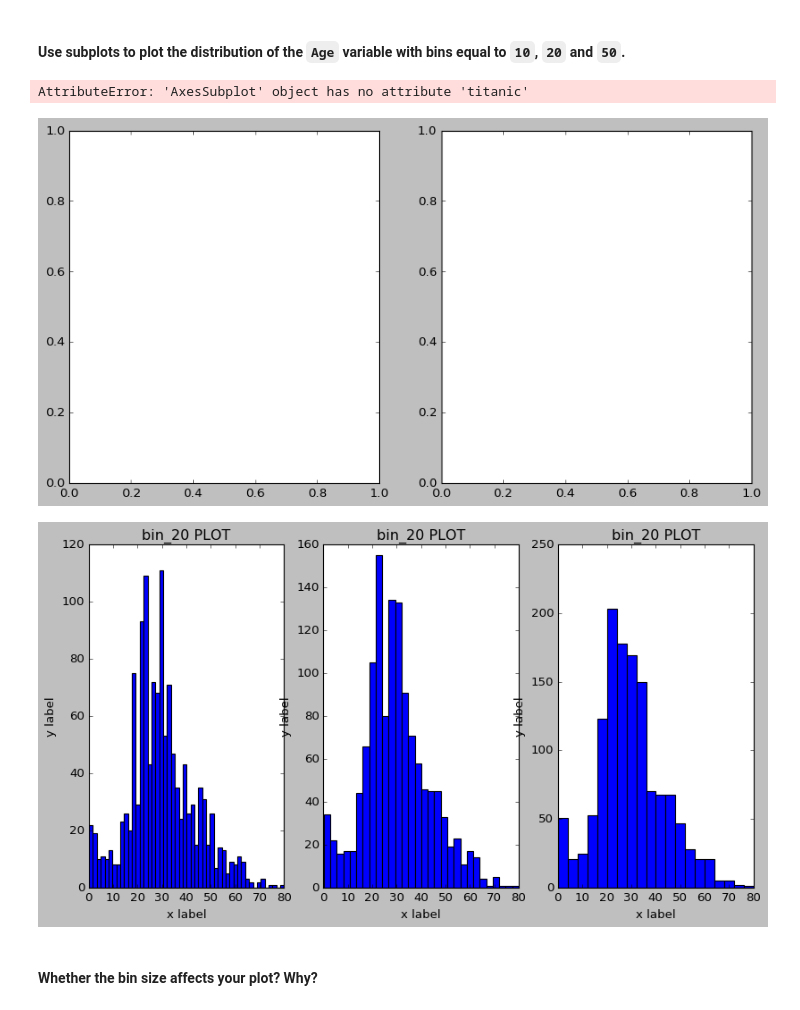
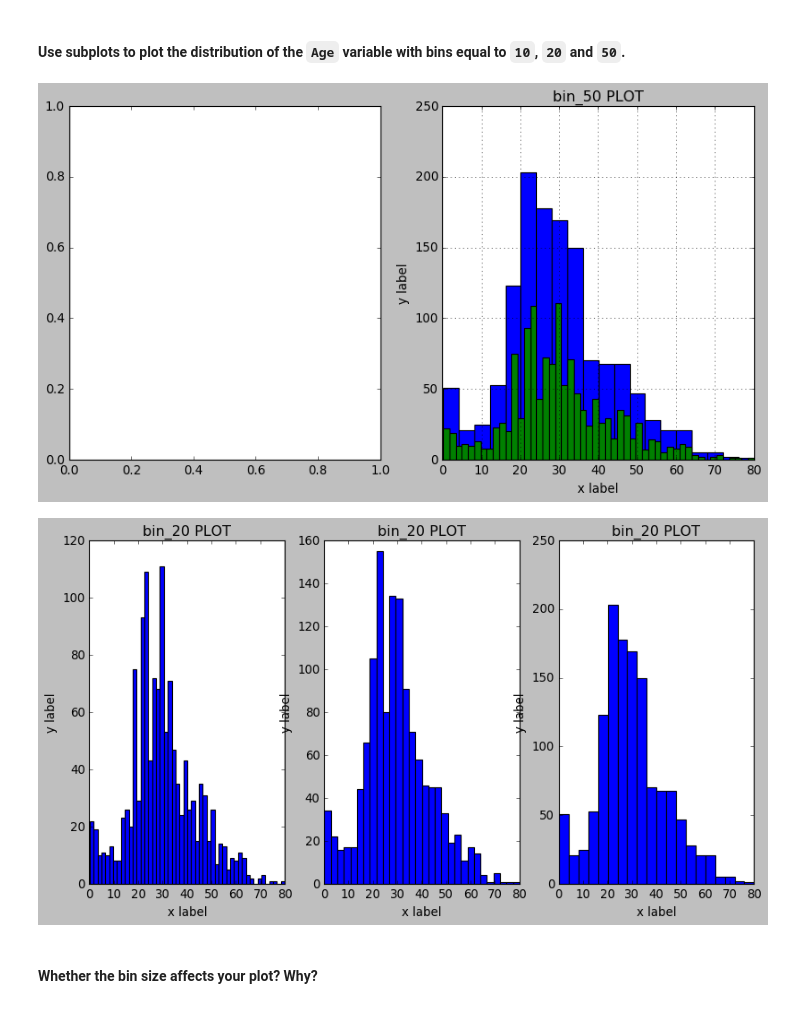
Before and after one commit to esmeemlihi/17-lab-matplotlib-seaborn, a Jupyter notebook: your-code/challenge-3.ipynb, the cells around one changed output. Saved outputs shown, nothing was run; the diff lists cells and outputs as text; code cells hidden in the pictures.

```diff
--- a/your-code/challenge-3.ipynb
+++ b/your-code/challenge-3.ipynb
@@ -106,33 +128,41 @@ titanic['Age'].hist(bins=20)
 #### Use subplots to plot the distribution of the `Age` variable with bins equal to `10`, `20` and `50`.
 # %%
 # your code here
+
+'''
+L.S. Plots are integrated, but should have been seperated.
+'''
 
 fig, [bin_20, bin_50] = plt.subplots(1,2)
 
 
 """bin_10.plot(titanic['Age'], y)
 bin_10.set_title('bin_10 PLOT')
 bin_10.set_xlabel('x label')
 bin_10.set_ylabel('y label')"""
 
 bin_20 = titanic['Age'].hist(bins=20)
 # dit werkt niet omdat de grafiek niet gecald wordt via . maar in de container bin_20 wordt geplaatst
 bin_20
 bin_20.set_title('bin_20 PLOT')
 bin_20.set_xlabel('x label')
 bin_20.set_ylabel('y label')
 
 bin_50 = titanic['Age'].hist(bins=50)
 bin_50.set_title('bin_50 PLOT')
 bin_50.set_xlabel('x label')
 bin_50.set_ylabel('y label')
 
 plt.show()
 # %% [output]
-AttributeError: 'AxesSubplot' object has no attribute 'titanic'
-[figure, old version]
+[figure, new version]
 # %%
 fig, [bin_50, bin_30, bin_20] = plt.subplots(1,3)
+
+
+'''
+L.S. Correct!
+'''
 
 bin_50.hist(titanic['Age'],bins=50)
 bin_50.set_title('bin_20 PLOT')
@@ -152,7 +182,7 @@ bin_20.set_ylabel('y label')
 
 plt.show()
 # %% [output]
-[figure, old version]
+[figure, new version]
 # %% [markdown]
 #### Whether the bin size affects your plot? Why?
 # %%
```
Also changed, not shown: parts of 4 cells of this notebook, 1 other file.
